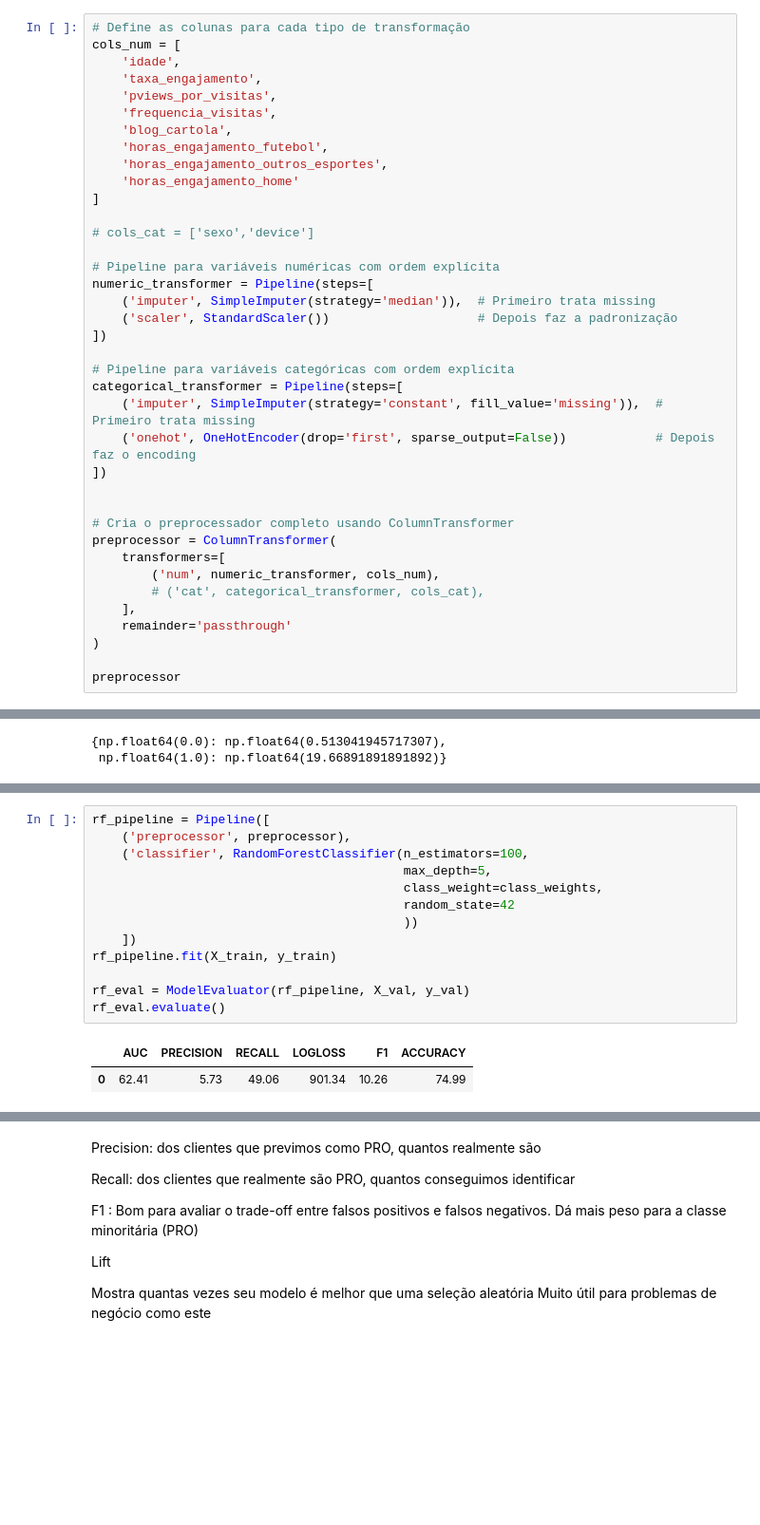
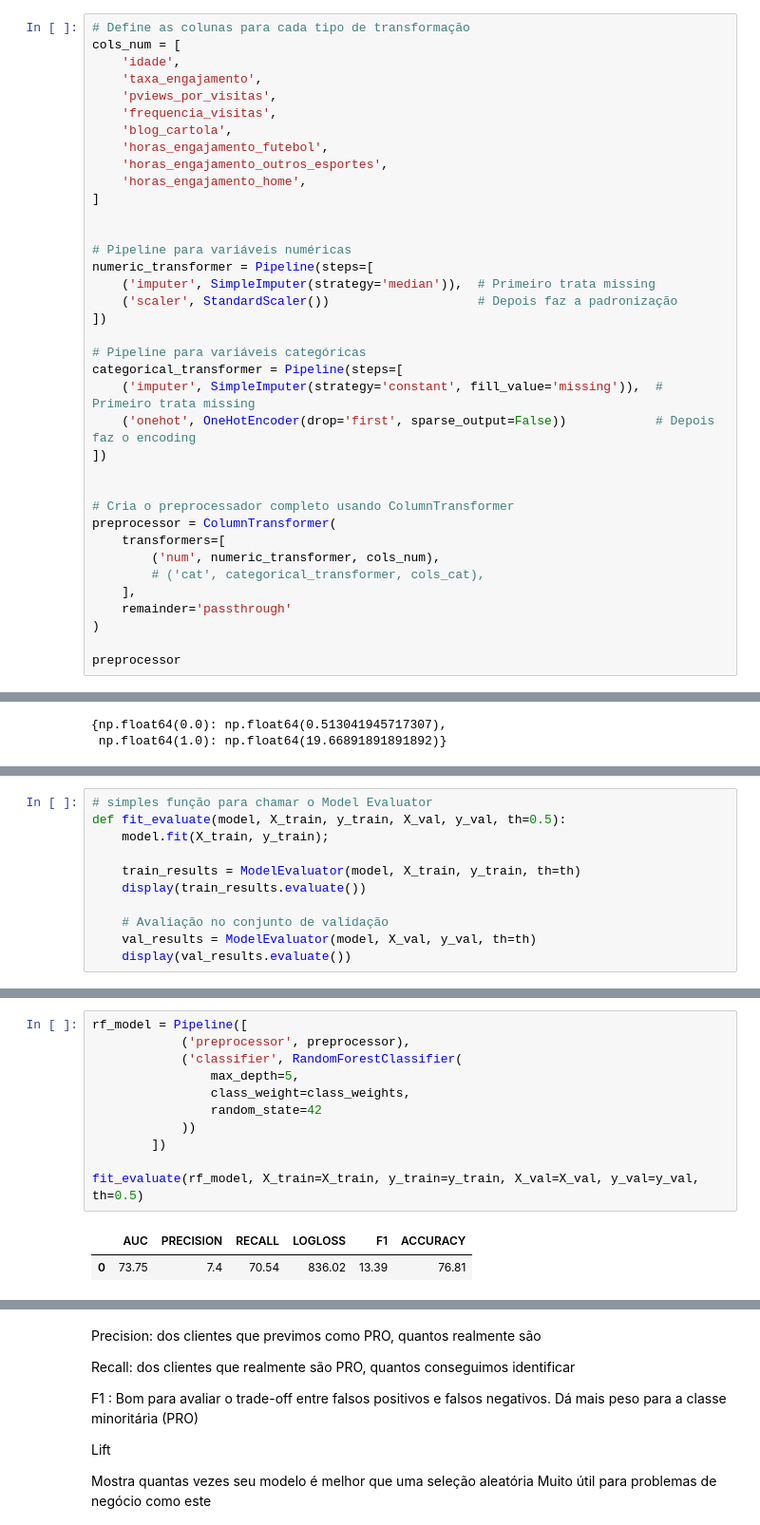
Before and after one commit to victor-hro/cartola, a Jupyter notebook: notebooks/model.ipynb, the cells around one changed output, grey strips where cells are left out. Shown at 95% size. Saved outputs shown, nothing was run; the diff lists cells and outputs as text; blank space fills up the shorter version.

```diff
--- a/notebooks/model.ipynb
+++ b/notebooks/model.ipynb
@@ -153,18 +151,17 @@ cols_num = [
     'blog_cartola',
     'horas_engajamento_futebol',
     'horas_engajamento_outros_esportes',
-    'horas_engajamento_home'
+    'horas_engajamento_home',
 ]
 
-# cols_cat = ['sexo','device']
 
-# Pipeline para variáveis numéricas com ordem explícita
+# Pipeline para variáveis numéricas
 numeric_transformer = Pipeline(steps=[
     ('imputer', SimpleImputer(strategy='median')),  # Primeiro trata missing
     ('scaler', StandardScaler())                    # Depois faz a padronização
 ])
 
-# Pipeline para variáveis categóricas com ordem explícita
+# Pipeline para variáveis categóricas
 categorical_transformer = Pipeline(steps=[
     ('imputer', SimpleImputer(strategy='constant', fill_value='missing')),  # Primeiro trata missing
     ('onehot', OneHotEncoder(drop='first', sparse_output=False))            # Depois faz o encoding
@@ -230,0 +258,11 @@ class_weights
+# %%
+# simples função para chamar o Model Evaluator
+def fit_evaluate(model, X_train, y_train, X_val, y_val, th=0.5):
+    model.fit(X_train, y_train);
+
+    train_results = ModelEvaluator(model, X_train, y_train, th=th)
+    display(train_results.evaluate())
+
+    # Avaliação no conjunto de validação
+    val_results = ModelEvaluator(model, X_val, y_val, th=th)
+    display(val_results.evaluate())
@@ -231,16 +339,14 @@ class_weights
 # %%
-rf_pipeline = Pipeline([
-    ('preprocessor', preprocessor),
-    ('classifier', RandomForestClassifier(n_estimators=100,
-                                          max_depth=5,
-                                          class_weight=class_weights,
-                                          random_state=42
-                                          ))
-    ])
-rf_pipeline.fit(X_train, y_train)
+rf_model = Pipeline([
+            ('preprocessor', preprocessor),
+            ('classifier', RandomForestClassifier(
+                max_depth=5,
+                class_weight=class_weights,
+                random_state=42
+            ))
+        ])
 
-rf_eval = ModelEvaluator(rf_pipeline, X_val, y_val)
-rf_eval.evaluate()
+fit_evaluate(rf_model, X_train=X_train, y_train=y_train, X_val=X_val, y_val=y_val, th=0.5)
 # %% [output]
 |  | AUC | PRECISION | RECALL | LOGLOSS | F1 | ACCURACY |
-| 0 | 62.41 | 5.73 | 49.06 | 901.34 | 10.26 | 74.99 |
+| 0 | 73.75 | 7.4 | 70.54 | 836.02 | 13.39 | 76.81 |
```
Also changed, not shown: parts of 59 cells of this notebook, 2 other files.
